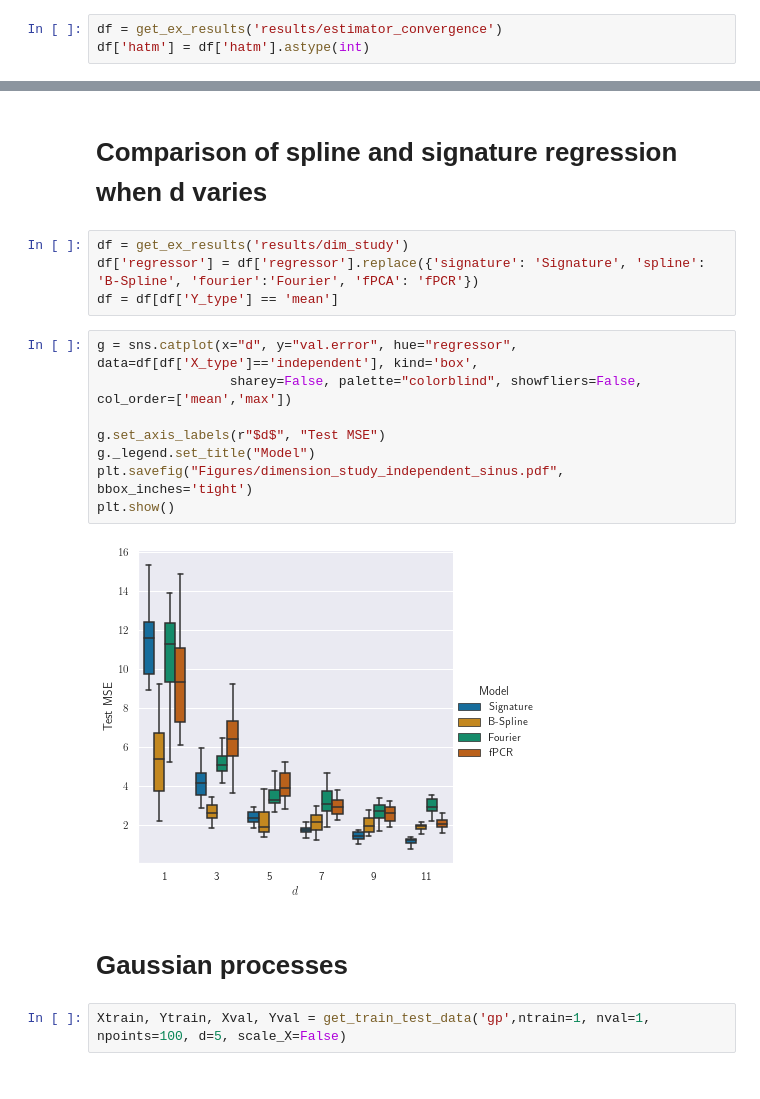
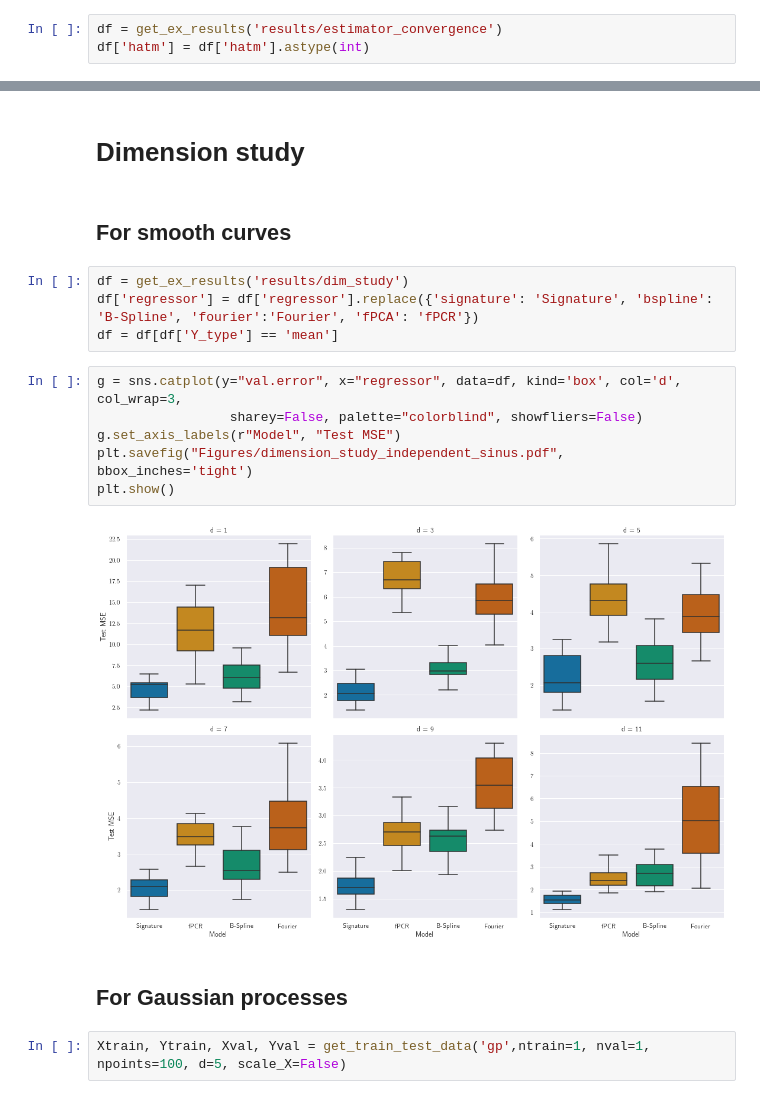
Before and after one commit to afermanian/signature-regression, a Jupyter notebook: notebooks/Analyse results.ipynb, the cells around one changed output, grey strips where cells are left out. Cells and saved outputs as stored; diff of their text form.

```diff
--- a/notebooks/Analyse results.ipynb
+++ b/notebooks/Analyse results.ipynb
@@ -73,21 +79,21 @@ plt.show()
-# %% [markdown]
-# Comparison of spline and signature regression when d varies
+# %% [markdown]
+# Dimension study
+# %% [markdown]
+## For smooth curves
 # %%
 df = get_ex_results('results/dim_study')
-df['regressor'] = df['regressor'].replace({'signature': 'Signature', 'spline': 'B-Spline', 'fourier':'Fourier', 'fPCA': 'fPCR'})
+df['regressor'] = df['regressor'].replace({'signature': 'Signature', 'bspline': 'B-Spline', 'fourier':'Fourier', 'fPCA': 'fPCR'})
 df = df[df['Y_type'] == 'mean']
 # %%
-g = sns.catplot(x="d", y="val.error", hue="regressor", data=df[df['X_type']=='independent'], kind='box',
-                 sharey=False, palette="colorblind", showfliers=False, col_order=['mean','max'])
-
-g.set_axis_labels(r"$d$", "Test MSE")
-g._legend.set_title("Model")
+g = sns.catplot(y="val.error", x="regressor", data=df, kind='box', col='d', col_wrap=3,
+                 sharey=False, palette="colorblind", showfliers=False)
+g.set_axis_labels(r"Model", "Test MSE")
 plt.savefig("Figures/dimension_study_independent_sinus.pdf", bbox_inches='tight')
 plt.show()
 # %% [output]
-[figure, old version]
+[figure, new version]
 # %% [markdown]
-# Gaussian processes
+## For Gaussian processes
 # %%
 Xtrain, Ytrain, Xval, Yval = get_train_test_data('gp',ntrain=1, nval=1, npoints=100, d=5, scale_X=False)
 # %%
```
Also changed, not shown: parts of 18 cells of this notebook, 3 other files.
